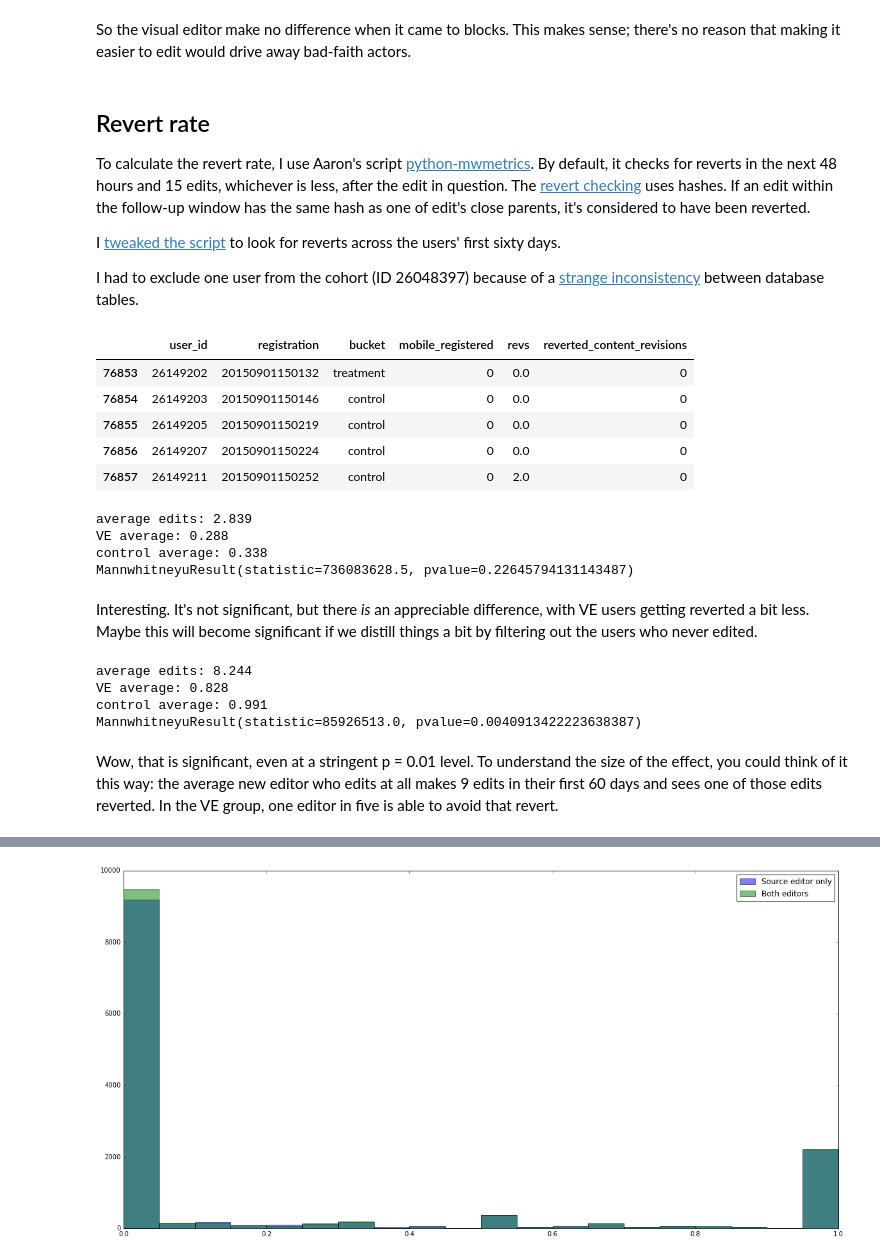
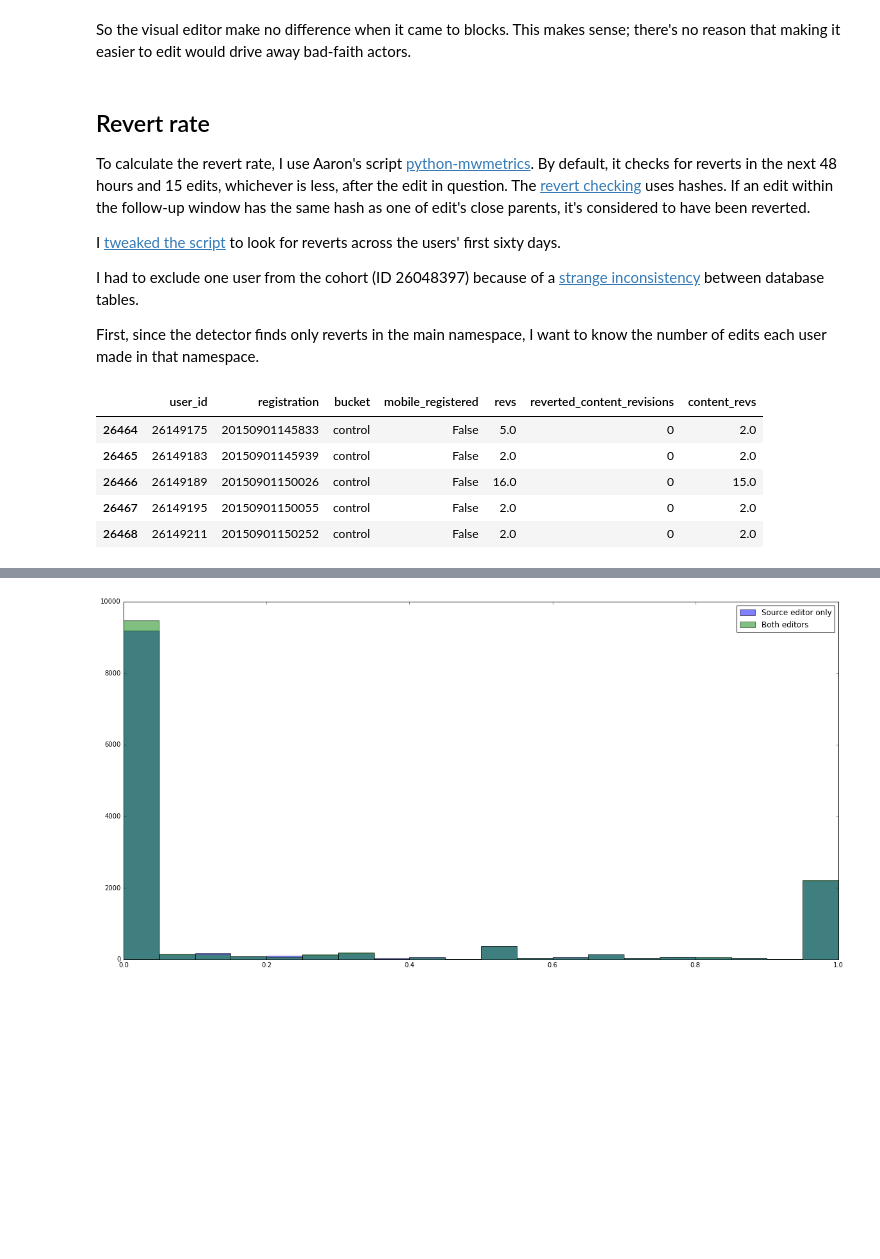
Before and after one commit to neilpquinn/2015-11-VE-experiment-follow-up, a Jupyter notebook: VE experiment follow-up.ipynb, the cells around one changed output, grey strips where cells are left out. Cells and saved outputs as stored; diff of their text form; code cells hidden in the pictures; blank space fills up the shorter version.

Commit message:
Remove misleading chi-squared tests of reverts. General cleanup.

```diff
--- a/VE experiment follow-up.ipynb
+++ b/VE experiment follow-up.ipynb
@@ -255,4 +272,0 @@ Make timestamps be actual date-time objects.
-# %%
-revs["rev_timestamp"] = pd.to_datetime( revs["rev_timestamp"], format="%Y%m%d%H%M%S" )
-revs["registration"] = pd.to_datetime( revs["registration"], format="%Y%m%d%H%M%S" )
-revs.tail()
@@ -541,45 +556,45 @@ To calculate the revert rate, I use Aaron's script [python-mwmetrics](https://gi
 I [tweaked the script](https://github.com/neilpquinn/hacky-mwrevert-detector/blob/3c10fb9e5a0b4357a43ae267c105b9f9eb797f67/mwmetrics/utilities/new_users.py) to look for reverts across the users' first sixty days.
 
 I had to exclude one user from the cohort (ID 26048397) because of a [strange inconsistency](https://lists.wikimedia.org/pipermail/analytics/2015-December/004697.html) between database tables.
+
+First, since the detector finds only reverts in the main namespace, I want to know the number of edits each user made in that namespace.
+# %%
+# Many namespaces are NULL because the page had subsequently been deleted. To be conservative,
+# I'm treating them as main namespace edits.
+def convert_null(value):
+    if value == "NULL":
+        return 0
+    else:
+        return int(value)
+
+ns_revs = pd.read_table( "./VE_experiment_revs_namespace.tsv",
+            dtype = {"rev_id": int, "namespace": int},
+            converters = {"namespace": convert_null}  )
+
+main_ns_revs = ns_revs[ns_revs["namespace"] == 0 ]
+
+main_ns_revs = pd.merge( revs, main_ns_revs, on = "rev_id", how = "inner" )
+
+main_revs_by_user = main_ns_revs.groupby( "user_id" )[ "rev_id" ].size().to_frame().reset_index()
+
+main_revs_by_user.rename( columns = { 0: "content_revs" }, inplace = True )
+
+editors = pd.merge( editors, main_revs_by_user, on = "user_id", how = "left" )
+
+editors.fillna( 0, inplace = True )
+
+editors.tail()
+# %% [output]
+|  | user_id | registration | bucket | mobile_registered | revs | reverted_content_revisions | content_revs |
+| 26464 | 26149175 | 20150901145833 | control | False | 5.0 | 0 | 2.0 |
+| 26465 | 26149183 | 20150901145939 | control | False | 2.0 | 0 | 2.0 |
+| 26466 | 26149189 | 20150901150026 | control | False | 16.0 | 0 | 15.0 |
+| 26467 | 26149195 | 20150901150055 | control | False | 2.0 | 0 | 2.0 |
+| 26468 | 26149211 | 20150901150252 | control | False | 2.0 | 0 | 2.0 |
 # %%
 reverts = pd.read_table( "./VE_experiment_reverts.tsv" )
 reverts.drop("user_registration", axis = 1, inplace = True )
 
-users_reverts = pd.merge( users, reverts, on = "user_id", how = "left" )
+editors = pd.merge( editors, reverts, on = "user_id", how = "left" )
 
-treatment_reverts = users_reverts[ users_reverts["bucket"] == "treatment" ][ "reverted_content_revisions" ]
-control_reverts = users_reverts[ users_reverts["bucket"] == "control" ][ "reverted_content_revisions" ]
-
-users_reverts.tail()
+split_buckets(editors)
-# %% [output]
-|  | user_id | registration | bucket | mobile_registered | revs | reverted_content_revisions |
-| 76853 | 26149202 | 20150901150132 | treatment | 0 | 0.0 | 0 |
-| 76854 | 26149203 | 20150901150146 | control | 0 | 0.0 | 0 |
-| 76855 | 26149205 | 20150901150219 | control | 0 | 0.0 | 0 |
-| 76856 | 26149207 | 20150901150224 | control | 0 | 0.0 | 0 |
-| 76857 | 26149211 | 20150901150252 | control | 0 | 2.0 | 0 |
-# %%
-print( "average edits:", round( users_reverts[ "revs" ].mean(), 3 ) )
-
-verbose_mannwhitneyu( "VE", treatment_reverts, "control", control_reverts )
-# %% [output]
-average edits: 2.839
-VE average: 0.288
-control average: 0.338
-MannwhitneyuResult(statistic=736083628.5, pvalue=0.22645794131143487)
-# %% [markdown]
-Interesting. It's not significant, but there *is* an appreciable difference, with VE users getting reverted a bit less. Maybe this will become significant if we distill things a bit by filtering out the users who never edited.
-# %%
-editors_reverts = users_reverts[ users_reverts["revs"] > 0 ]
-treatment_reverts = editors_reverts[ editors_reverts["bucket"] == "treatment" ][ "reverted_content_revisions" ]
-control_reverts = editors_reverts[ editors_reverts["bucket"] == "control" ][ "reverted_content_revisions" ]
-
-print( "average edits:", round( editors_reverts[ "revs" ].mean(), 3 ) )
-verbose_mannwhitneyu( "VE", treatment_reverts, "control", control_reverts )
-# %% [output]
-average edits: 8.244
-VE average: 0.828
-control average: 0.991
-MannwhitneyuResult(statistic=85926513.0, pvalue=0.0040913422223638387)
-# %% [markdown]
-Wow, that is significant, even at a stringent p = 0.01 level. To understand the size of the effect, you could think of it this way: the average new editor who edits at all makes 9 edits in their first 60 days and sees one of those edits reverted. In the VE group, one editor in five is able to avoid that revert.
```
Also changed, not shown: parts of 55 cells of this notebook.
